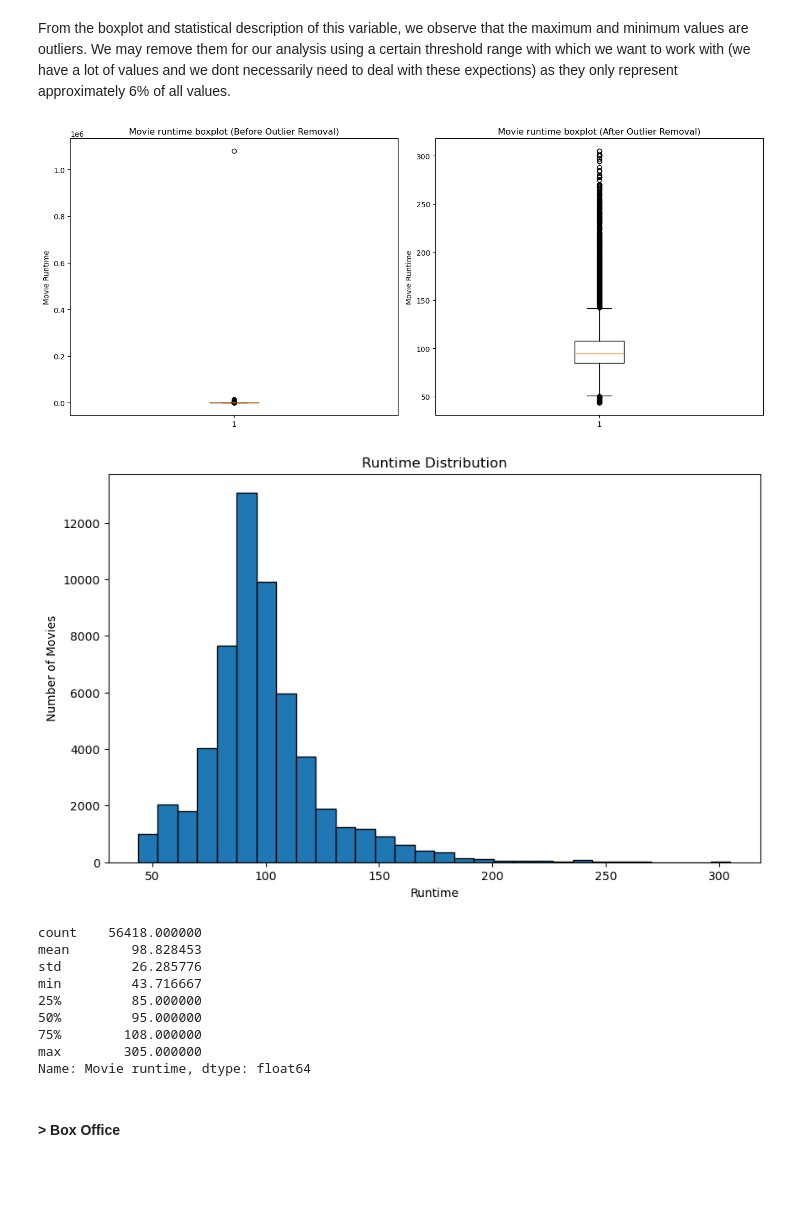
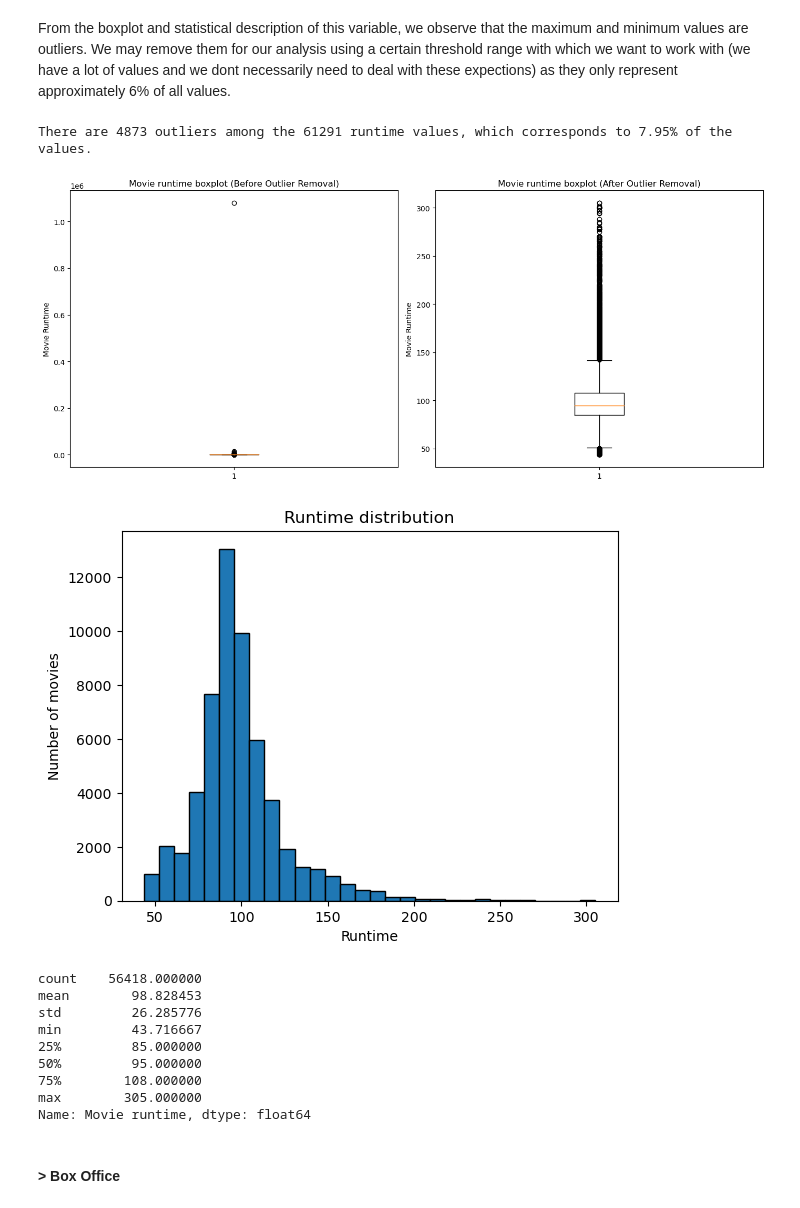
Before and after one commit to epfl-ada/ada-2024-project-nostringsadached, a Jupyter notebook: results.ipynb, the cells around one changed output. Drawn from its saved outputs; the diff is of its cells as text; code cells hidden in the pictures; blank space fills up the shorter version.

```diff
--- a/results.ipynb
+++ b/results.ipynb
@@ -131,51 +123,60 @@ def outliers_bounds(data, low_factor, up_factor):
     upper_bound = Q3 + up_factor * IQR
     return lower_bound, upper_bound
 # %%
-import matplotlib.pyplot as plt
-import pandas as pd
+#Analysis of the column 'Runtime'
+runtime_data=raw_movies_data['Movie runtime'].dropna()
 
-# Assuming runtime_data, raw_movies_data, and outliers_bounds are defined in your code
-# Create a figure with 1 row and 2 columns
 fig, ax = plt.subplots(1, 2, figsize=(14, 6))  # 1 row, 2 columns
-
 # Boxplot before outlier removal
-ax[0].boxplot(runtime_data.dropna())
+ax[0].boxplot(runtime_data)
 ax[0].set_title('Movie runtime boxplot (Before Outlier Removal)')
 ax[0].set_ylabel('Movie Runtime')
+
+
+#Identification of outliers
+low_factor=1.5
+up_factor = 8 #We choose a large factor because the distribution is right-skewed and we want to make sure that we do not exclude values that are not outliers
+lower_bound, upper_bound=outliers_bounds(runtime_data, low_factor, up_factor)
+outliers = runtime_data[(runtime_data < lower_bound) | (runtime_data > upper_bound)]
+print(f"There are {len(outliers)} outliers among the {len(runtime_data)} runtime values, which corresponds to {len(outliers)/len(runtime_data)*100:.2f}% of the values.")
+
+#Remove the outliers from the dataset
+clean_movies_data = raw_movies_data[(raw_movies_data['Movie runtime'] >= lower_bound) & (raw_movies_data['Movie runtime'] <= upper_bound)]
 
 # Boxplot after outlier removal
 ax[1].boxplot(clean_movies_data['Movie runtime'])
 ax[1].set_title('Movie runtime boxplot (After Outlier Removal)')
 ax[1].set_ylabel('Movie Runtime')
 
 # Adjust layout for better spacing
 plt.tight_layout()
 
 # Show the plots
 plt.show()
 
-# For the histogram
-plt.figure(figsize=(10, 6))
+
+#Runtime distribution
+plt.figure()
 plt.hist(clean_movies_data['Movie runtime'], bins=30, edgecolor='black')
-plt.title('Runtime Distribution')
+plt.title('Runtime distribution')
 plt.xlabel('Runtime')
-plt.ylabel('Number of Movies')
+plt.ylabel('Number of movies')
 plt.show()
 
-# Return the descriptive statistics for the cleaned data
 clean_movies_data['Movie runtime'].describe()
 # %% [output]
+There are 4873 outliers among the 61291 runtime values, which corresponds to 7.95% of the values.
 [figure]
-[figure, old version]
+[figure, new version]
-count    56418.000000
-mean        98.828453
-std         26.285776
-min         43.716667
-25%         85.000000
-50%         95.000000
-75%        108.000000
-max        305.000000
-Name: Movie runtime, dtype: float64
+count    56418.000000
+mean        98.828453
+std         26.285776
+min         43.716667
+25%         85.000000
+50%         95.000000
+75%        108.000000
+max        305.000000
+Name: Movie runtime, dtype: float64
 # %% [markdown]
 #### > Box Office
 # %%
```
Also changed, not shown: parts of 3 cells of this notebook.
